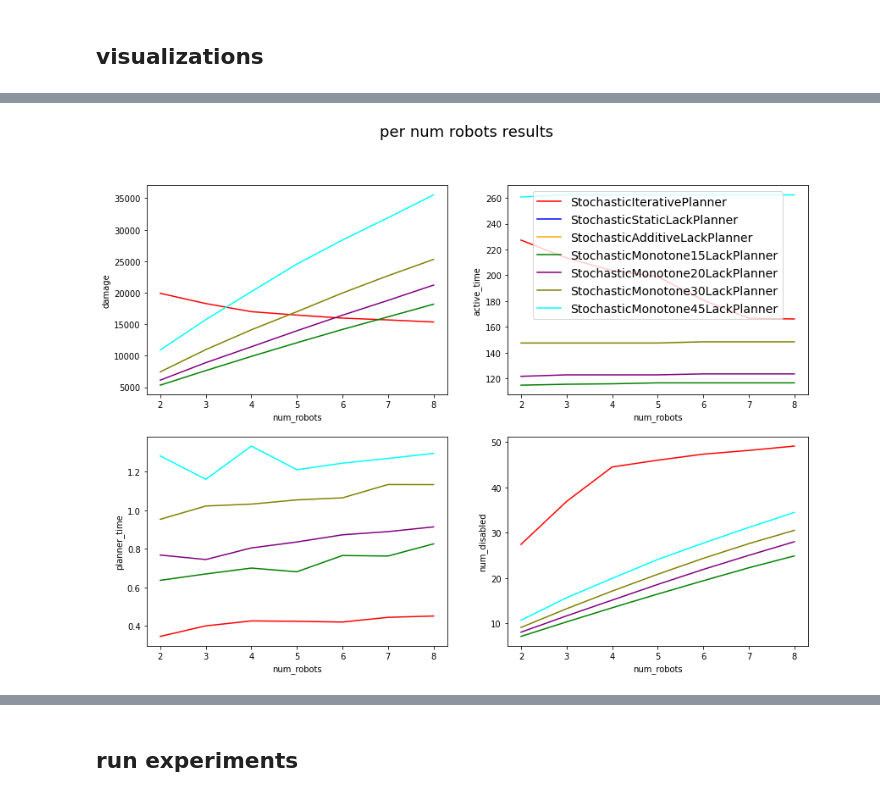
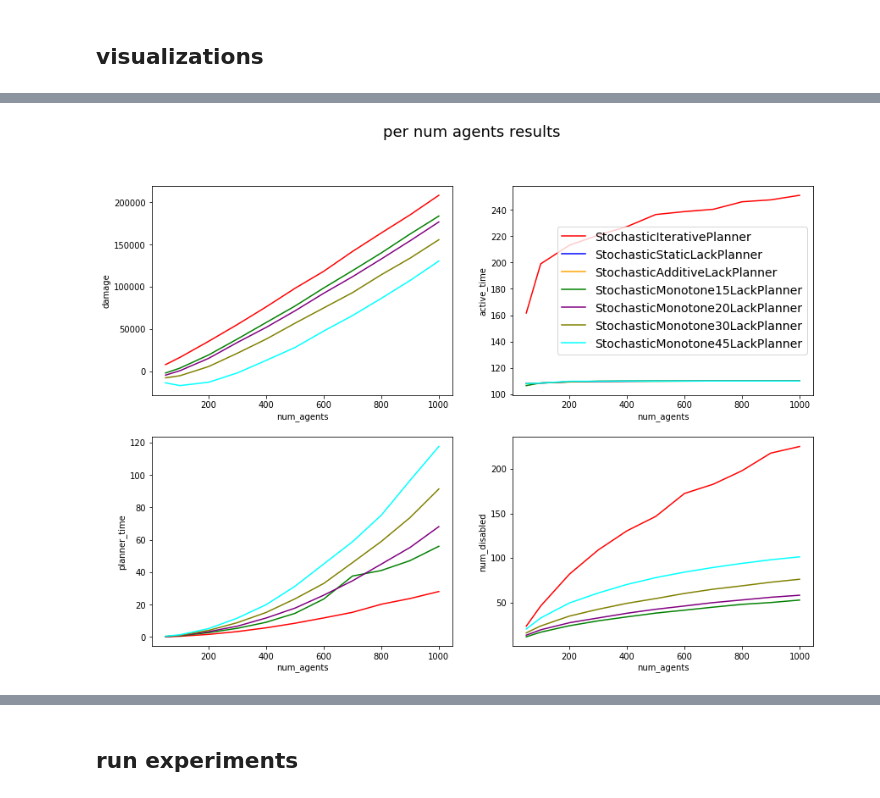
Before and after one commit to Elilgo324/dsd, a Jupyter notebook: experiments/stochastic/stochastic_analysis.ipynb, the cells around one changed output, grey strips where cells are left out. Cells and saved outputs as stored; diff of their text form; code cells hidden in the pictures.

```diff
--- a/experiments/stochastic/stochastic_analysis.ipynb
+++ b/experiments/stochastic/stochastic_analysis.ipynb
@@ -60,22 +57,22 @@ agents_results = [agents_number_df.loc[agents_number_df['planner'] == name] for
 # %%
-Y = ['damage', 'active_time', 'planner_time', 'num_disabled']
-X = ['num_agents' for _ in Y]
+from typing import List
 
-plt.figure(figsize=(14,10))
-plt.suptitle('per num agents results', fontsize=18)
+def visualize(X: List[str], Y: List[str], data, file_to_save: str, title: str):
+    plt.figure(figsize=(14,10))
+    plt.suptitle(title, fontsize=18)
 
-for i in range(len(Y)):
-    x, y = X[i], Y[i]
+    for i in range(len(Y)):
+        x, y = X[i], Y[i]
 
-    plt.subplot(2, 2, i+1)
-    plt.xlabel(x)
-    plt.ylabel(y)
-    for j in range(len(agents_results)):
-        r = agents_results[j]
-        plt.plot(list(r[x]), list(r[y]), c=list(planners_colors.values())[j])
+        plt.subplot(2, 2, i+1)
+        plt.xlabel(x)
+        plt.ylabel(y)
+        for j in range(len(data)):
+            r = data[j]
+            plt.plot(list(r[x]), list(r[y]), c=list(planners_colors.values())[j])
 
-    if i==1:
-        plt.legend(planners_colors.keys(), fontsize='14')
+        if i==1:
+            plt.legend(planners_colors.keys(), fontsize='14')
 
-plt.savefig('./plots/stochastic_num_agents.png')
-plt.show()
+    plt.savefig(file_to_save)
+    plt.show()
@@ -112,24 +79,11 @@ robots_results = [robots_df.loc[robots_df['planner'] == name] for name in planne
-# %%
-Y = ['damage', 'active_time', 'planner_time', 'num_disabled']
-X = ['num_robots' for _ in Y]
-
-plt.figure(figsize=(14,10))
-plt.suptitle('per num robots results', fontsize=18)
-
-for i in range(len(Y)):
-    x, y = X[i], Y[i]
-
-    plt.subplot(2, 2, i+1)
-    plt.xlabel(x)
-    plt.ylabel(y)
-    for j in range(len(robots_results)):
-        r = robots_results[j]
-        plt.plot(list(r[x]), list(r[y]), c=list(planners_colors.values())[j])
-
-    if i==1:
-        plt.legend(planners_colors.keys(), fontsize='14')
-
-plt.savefig('./plots/stochastic_num_robots.png')
-plt.show()
-# %% [output]
-[figure, removed]
+# %%
+Y = ['damage', 'active_time', 'planner_time', 'num_disabled']
+X = ['num_agents' for _ in Y]
+
+agents_results = [agents_number_df.loc[agents_number_df['planner'] == name] for name in planners_colors.keys()]
+title = 'per num agents results'
+file_to_save = './plots/stochastic_num_agents.png'
+
+visualize(X, Y, agents_results, file_to_save, title)
+# %% [output]
+[figure, added]
```
Also changed, not shown: parts of 14 cells of this notebook, 4 other files.
